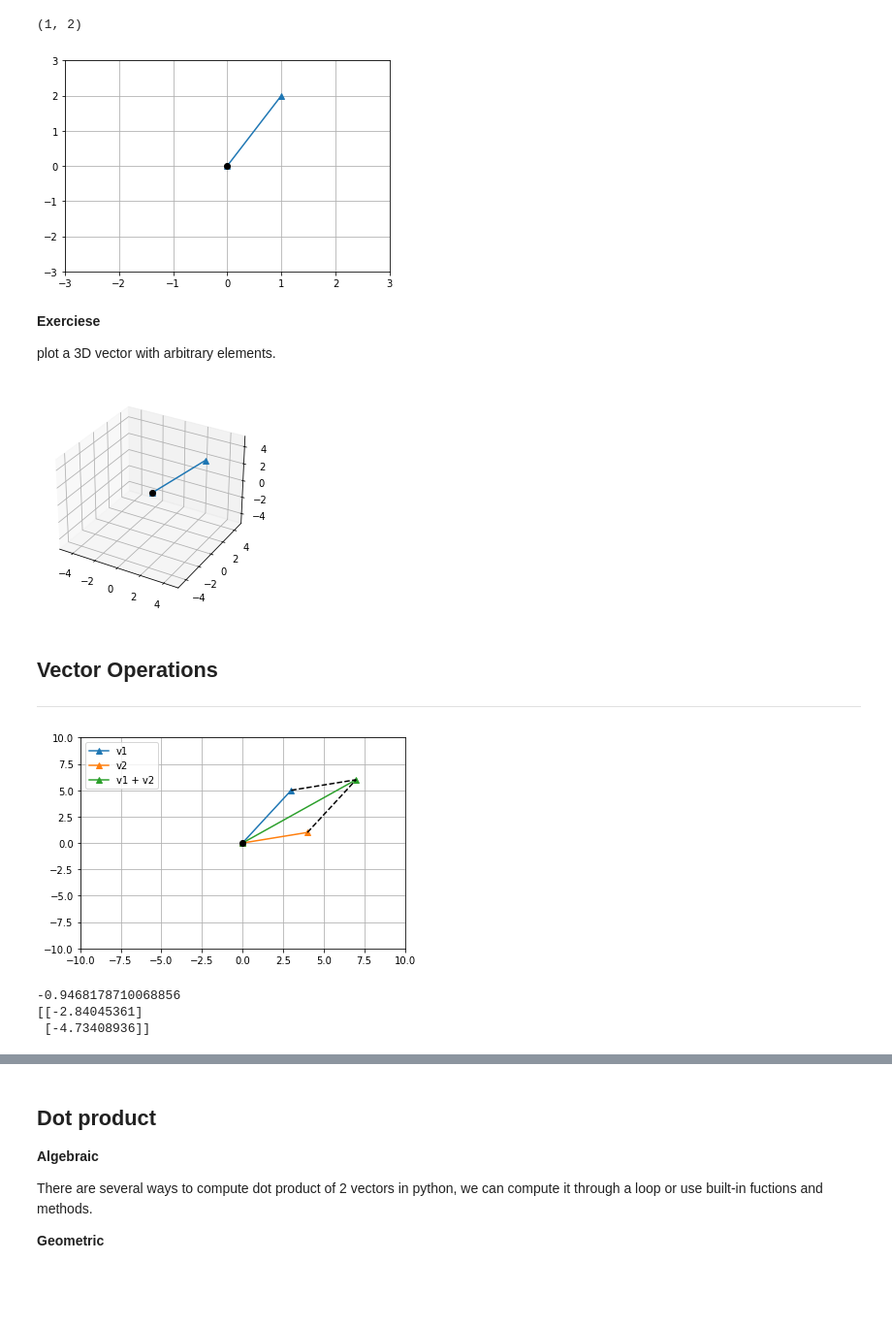
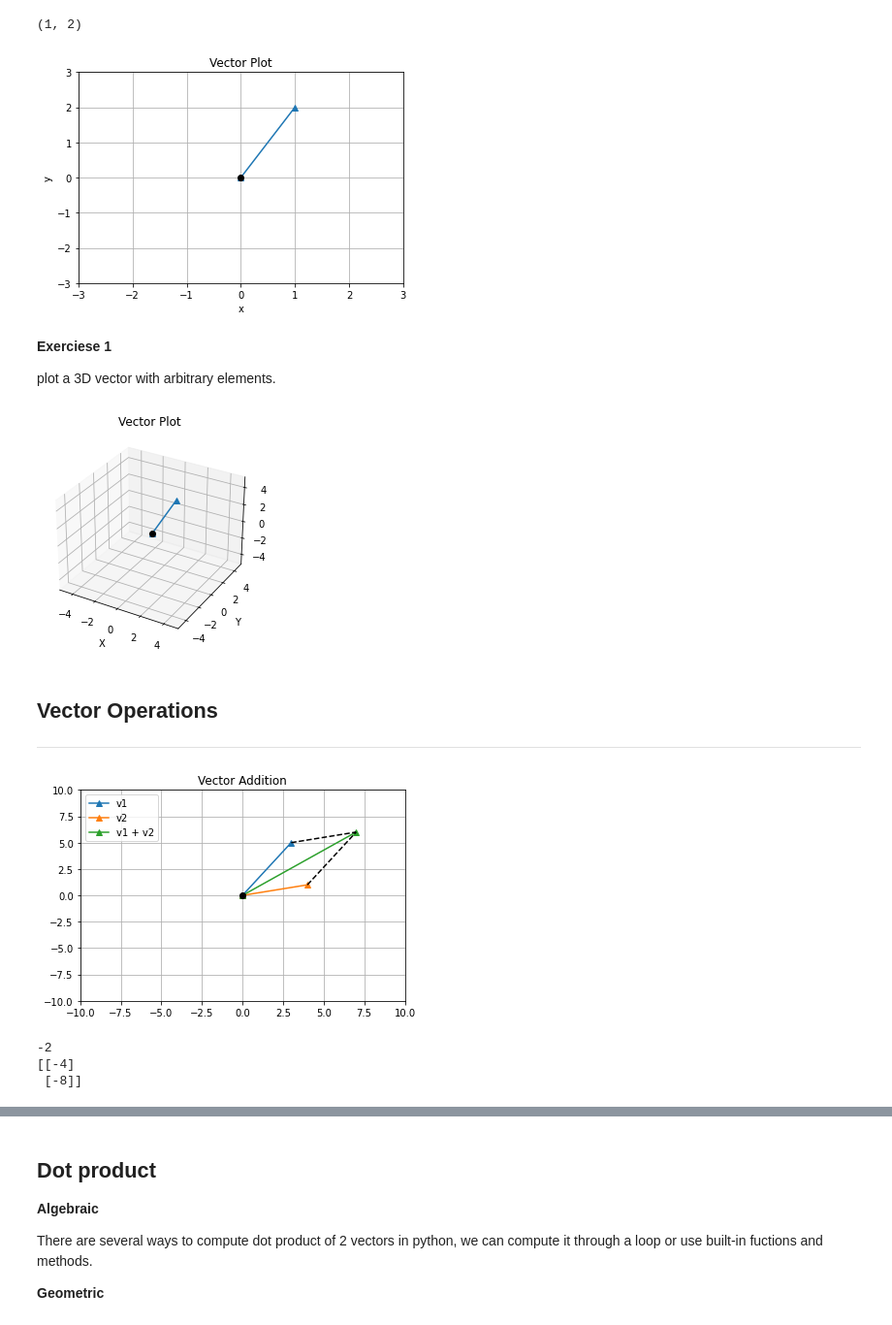
Before and after one commit to MiladQolami/Mathematical-tools-for-neuroscience, a Jupyter notebook: Linear_Algebra/Linear_algebra_vectors.ipynb, the cells around one changed output, grey strips where cells are left out. Shown at 97% size. Saved outputs shown, nothing was run; the diff lists cells and outputs as text; code cells hidden in the pictures; blank space fills up the shorter version.

```diff
--- a/Linear_Algebra/Linear_algebra_vectors.ipynb
+++ b/Linear_Algebra/Linear_algebra_vectors.ipynb
@@ -31,73 +42,85 @@ aVector.shape
 # %%
 # ploting it in a 2D plane
 fig,ax = plt.subplots()
-ax.plot([0,aVector[0]],[0,aVector[1]],'-^')   # using a triangle to indicate the tip of the vector
+ax.plot([0,aVector[0]],[0,aVector[1]],'-^')  # Using a triangle to indicate the tip of the vector
 ax.plot(0,0,'ko')    # ploting the origin
+
+# Adding axis labels and gridlines
+ax.set(xlabel='x', ylabel='y',xlim = (-3,3), ylim = (-3,3), title='Vector Plot')
 ax.grid()
-ax.set(xlim = (-3,3),ylim = (-3,3))
+
 plt.show()
 # %% [output]
-[figure, old version]
+[figure, new version]
 # %% [markdown]
-**Exerciese**
+**Exerciese 1**
 
 plot a 3D vector with arbitrary elements.
 # %%
 # The code
 # %%
-from matplotlib import projections
 #@markdown solution
-aVector3D = np.array([[3],[3],[3]])
+
+aVector3D = np.array([1, 2, 3])
+
+# Creating a 3D plot
 fig = plt.figure()
-ax = plt.axes(projection='3d')
+ax = fig.add_subplot(111, projection='3d')
+
+# Plotting the vector
 ax.plot([0,aVector3D[0]],[0,aVector3D[1]],[0,aVector3D[2]],'-^')
 ax.plot(0,0,0,'ko')
+
+# Adding axis labels, limtis and a title to the plot
+ax.set(xlim = (-5,5),ylim = (-5,5),zlim = (-5,5), xlabel='X', ylabel='Y', zlabel='Z', title='Vector Plot')
 ax.grid()
-ax.set(xlim = (-5,5),ylim = (-5,5),zlim = (-5,5))
+
 plt.show()
 # %% [output]
-[figure, old version]
+[figure, new version]
 # %% [markdown]
 ## Vector Operations
 ___
 # %%
-# Vector addition
-
-# creat 2 vectors in 2d plane
+# Define two 2D vectors
 v1 = np.array([[3],[5]])
 v2 = np.array([[4],[1]])
 
-# Algebraic addition
+# Calculate the sum vector
 v3 = v1 + v2
-print(v3)
 
+# Plotting the vectors and their sum using a triangle
+fig, ax = plt.subplots()
+ax.plot([0, v1[0]], [0, v1[1]], '-^', label='v1')
+ax.plot([0, v2[0]], [0, v2[1]], '-^', label='v2')
+ax.plot([0, v3[0]], [0, v3[1]], '-^', label='v1 + v2')
 
+# Using the parallelogram rule to illustrate the vector addition
+ax.plot([v1[0], v1[0]+v2[0]], [v1[1], v1[1]+v2[1]], 'k--')
+ax.plot([v2[0], v1[0]+v2[0]], [v2[1], v1[1]+v2[1]], 'k--')
 
-# Geometric addition
-fig,ax = plt.subplots()
-ax.plot([0,v1[0]],[0,v1[1]],'-^',label = 'v1')
-ax.plot([0,v2[0]],[0,v2[1]],'-^',label = 'v2')
-ax.plot([0,v3[0]],[0,v3[1]],'-^',label = 'v1 + v2')
-
-# showing parallelogram rule
-ax.plot([v1[0],v1[0]+v2[0]],[v1[1],v1[1]+v2[1]],'k--')  # adding v2 to the tip of v1
-ax.plot([v2[0],v1[0]+v2[0]],[v2[1],v1[1]+v2[1]],'k--')  # adding v1 to the tip of v2
-
-
-ax.plot(0,0,'ko')
+# Plotting the origin and adding legend and gridlines
+ax.plot(0, 0, 'ko')
 ax.legend()
 ax.grid()
-ax.set(xlim = (-10,10),ylim = (-10,10))
+
+# Setting axis limits and aspect ratio
+ax.set(xlim=(-10, 10), ylim=(-10, 10))
+# ax.axis('equal')
+
+# Adding a title to the plot
+ax.set_title('Vector Addition')
+
 plt.show()
 # %% [output]
-[figure, old version]
+[figure, new version]
 # %%
 # Scalaar multiplication
-# a random scalar from standard normal distribution
-aScalar =  np.random.randn()
+
+aScalar =  -2
 print(aScalar)
 
-v1 = np.array([[3],[5]])
+v1 = np.array([[2],[4]])
 
 # Algebraic
 v2 = aScalar * v1
@@ -107,7 +130,7 @@ print(v2)
 # Geometric
 # Exercise
 # %% [output]
--0.9468178710068856
-[[-2.84045361]
- [-4.73408936]]
+-2
+[[-4]
+ [-8]]
 # %% [markdown]
```
Also changed, not shown: parts of 16 cells of this notebook.
